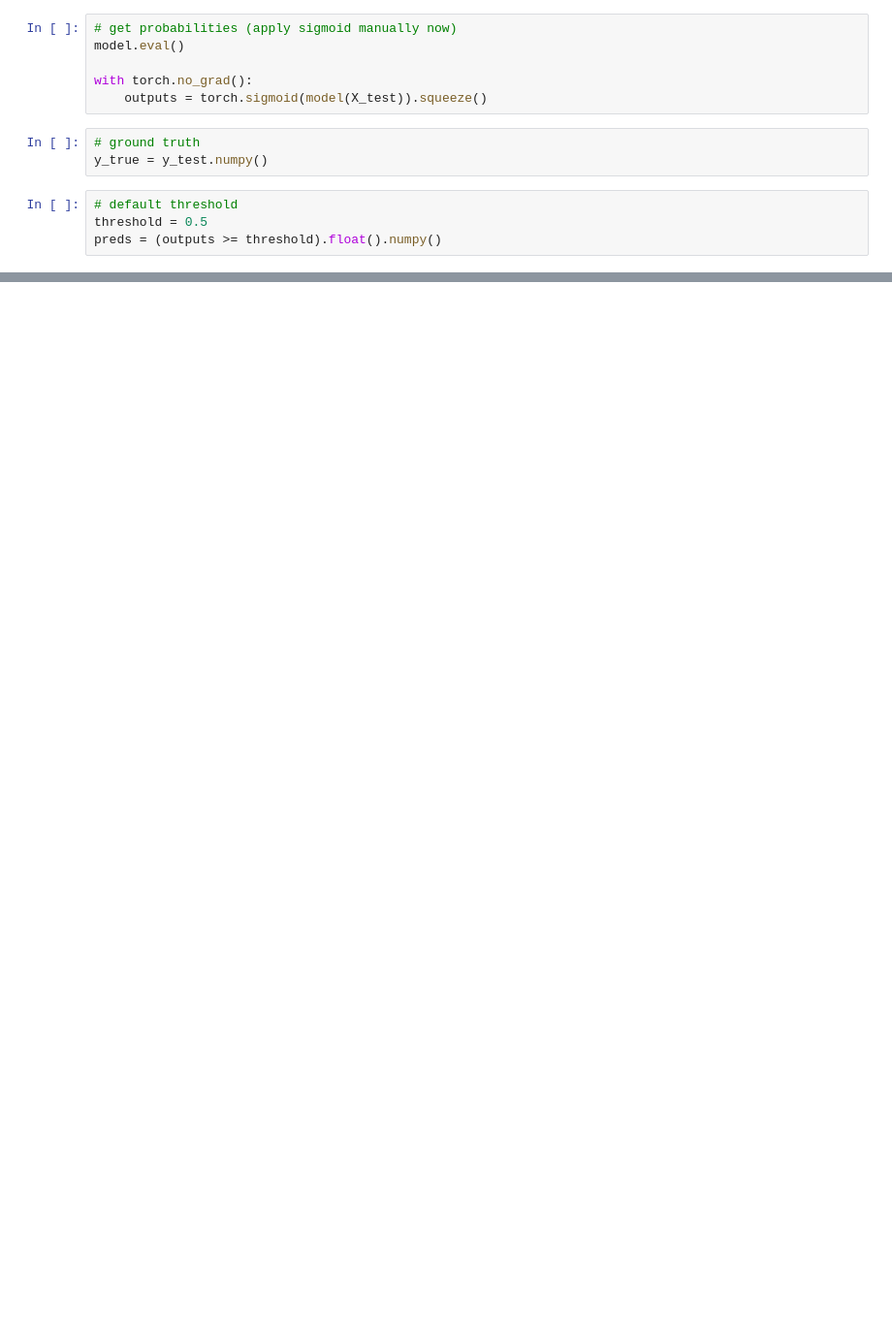
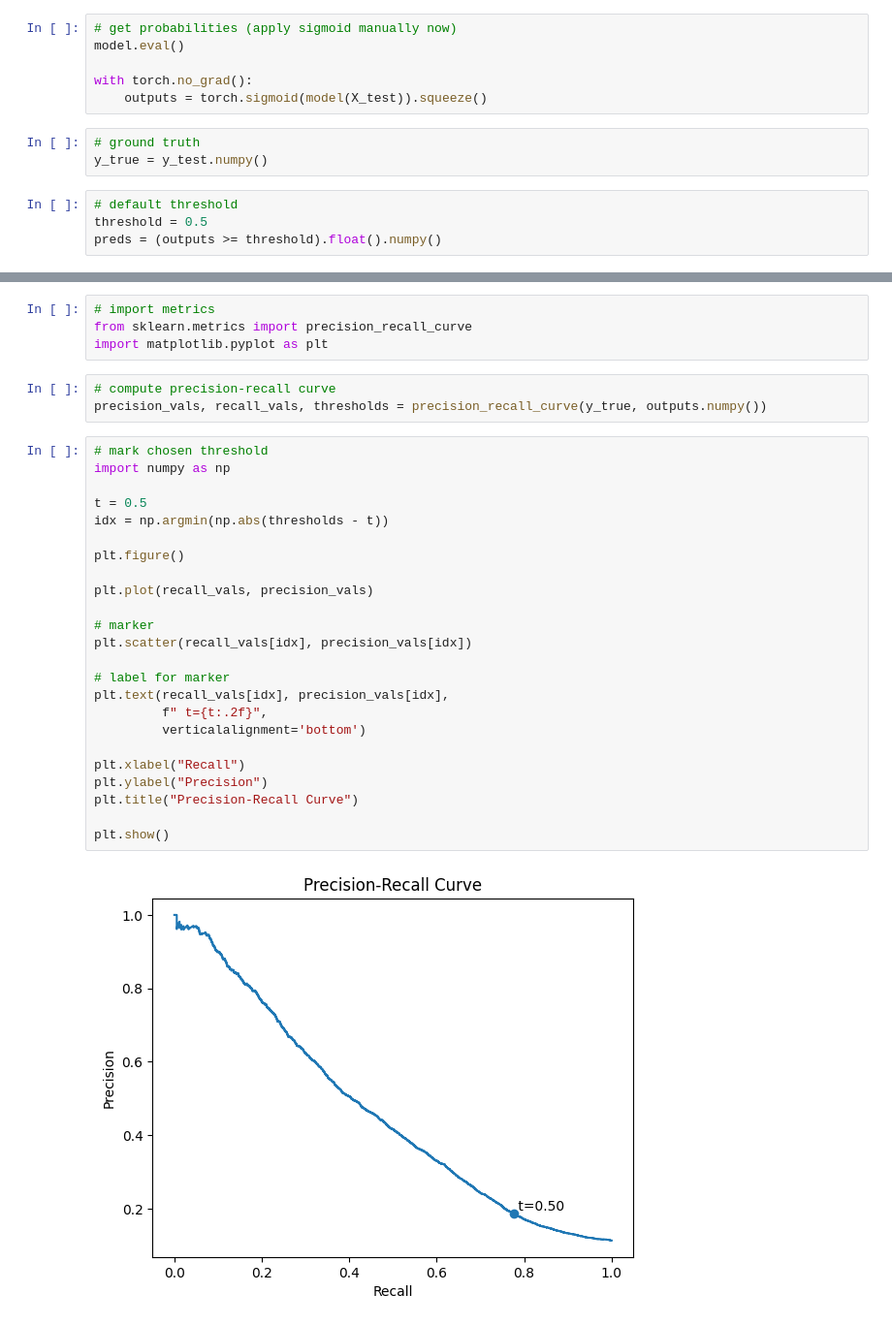
Before and after one commit to adamabdul-hakim/lane-change-prediction-ann, a Jupyter notebook: notebooks/03_model_training.ipynb, the cells around one changed output, grey strips where cells are left out. Shown at 97% size. Drawn from its saved outputs; the diff is of its cells as text; blank space fills up the shorter version.

Commit message:
Update model notebook outputs

```diff
--- a/notebooks/03_model_training.ipynb
+++ b/notebooks/03_model_training.ipynb
@@ -176,0 +223,33 @@ plt.show()
+# %%
+# import metrics
+from sklearn.metrics import precision_recall_curve
+import matplotlib.pyplot as plt
+# %%
+# compute precision-recall curve
+precision_vals, recall_vals, thresholds = precision_recall_curve(y_true, outputs.numpy())
+# %%
+# mark chosen threshold
+import numpy as np
+
+t = 0.5
+idx = np.argmin(np.abs(thresholds - t))
+
+plt.figure()
+
+plt.plot(recall_vals, precision_vals)
+
+# marker
+plt.scatter(recall_vals[idx], precision_vals[idx])
+
+# label for marker
+plt.text(recall_vals[idx], precision_vals[idx],
+         f" t={t:.2f}",
+         verticalalignment='bottom')
+
+plt.xlabel("Recall")
+plt.ylabel("Precision")
+plt.title("Precision-Recall Curve")
+
+plt.show()
+# %% [output]
+[figure, added]
```
Also changed, not shown: parts of 13 cells of this notebook.
